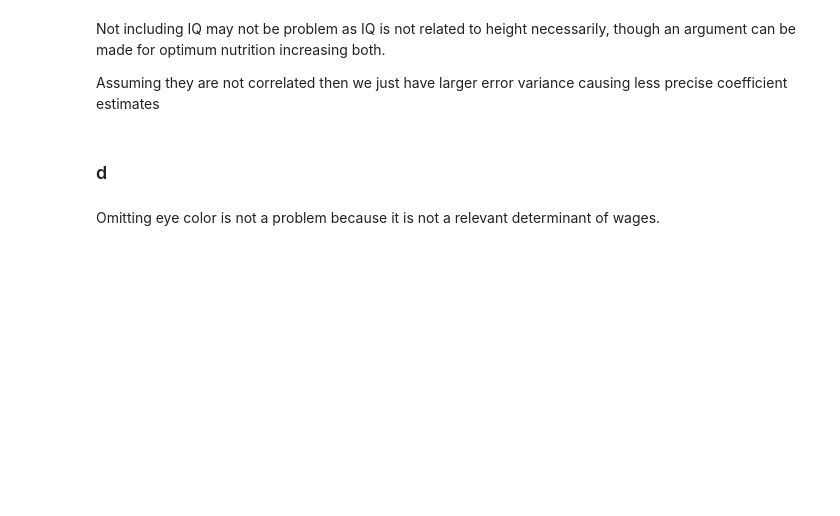
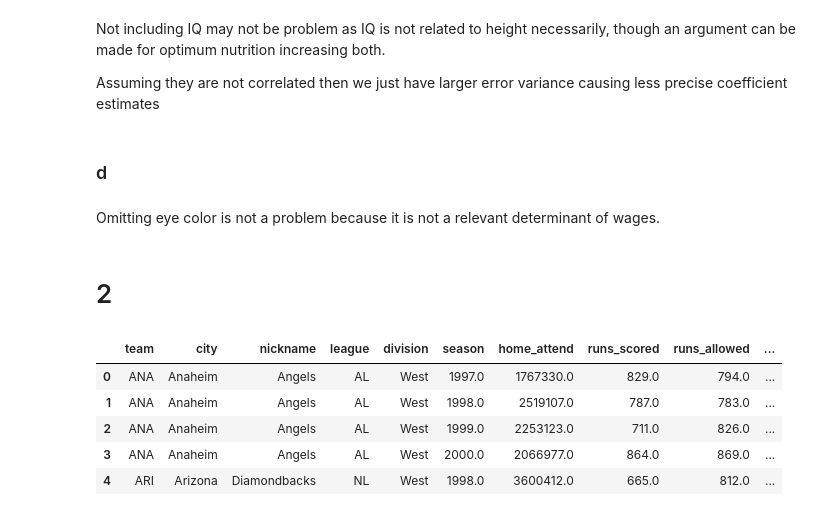
Before and after one commit to ani-research/Python-Companion-For-Real-Econometrics-by-M.Bailey, a Jupyter notebook: chapters/chapter05.ipynb, the cells around one changed output. Saved outputs shown, nothing was run; the diff lists cells and outputs as text; code cells hidden in the pictures; blank space fills up the shorter version.

```diff
--- a/chapters/chapter05.ipynb
+++ b/chapters/chapter05.ipynb
@@ -502,3 +502,16 @@ Assuming they are not correlated then we just have larger error variance causing
 ### d
 # %% [markdown]
 Omitting eye color is not a problem because it is not a relevant determinant of wages.
+# %% [markdown]
+# 2
+# %%
+rdt= pyreadr.read_r(r"C:\Users\khosl\OneDrive\Documents\Py notebook\Books\Real Econometrics\RE2e_Exercise Data_CH05\RE2e_R Data sets_CH05\Ch5_Exercise2_Baseball_attendence.RData")
+baseballDB= rdt["dta"]
+baseballDB.head()
+# %% [output]
+|  | team | city | nickname | league | division | season | home_attend | runs_scored | runs_allowed | ... |
+| 0 | ANA | Anaheim | Angels | AL | West | 1997.0 | 1767330.0 | 829.0 | 794.0 | ... |
+| 1 | ANA | Anaheim | Angels | AL | West | 1998.0 | 2519107.0 | 787.0 | 783.0 | ... |
+| 2 | ANA | Anaheim | Angels | AL | West | 1999.0 | 2253123.0 | 711.0 | 826.0 | ... |
+| 3 | ANA | Anaheim | Angels | AL | West | 2000.0 | 2066977.0 | 864.0 | 869.0 | ... |
+| 4 | ARI | Arizona | Diamondbacks | NL | West | 1998.0 | 3600412.0 | 665.0 | 812.0 | ... |
```
Also changed, not shown: 1 other file.
